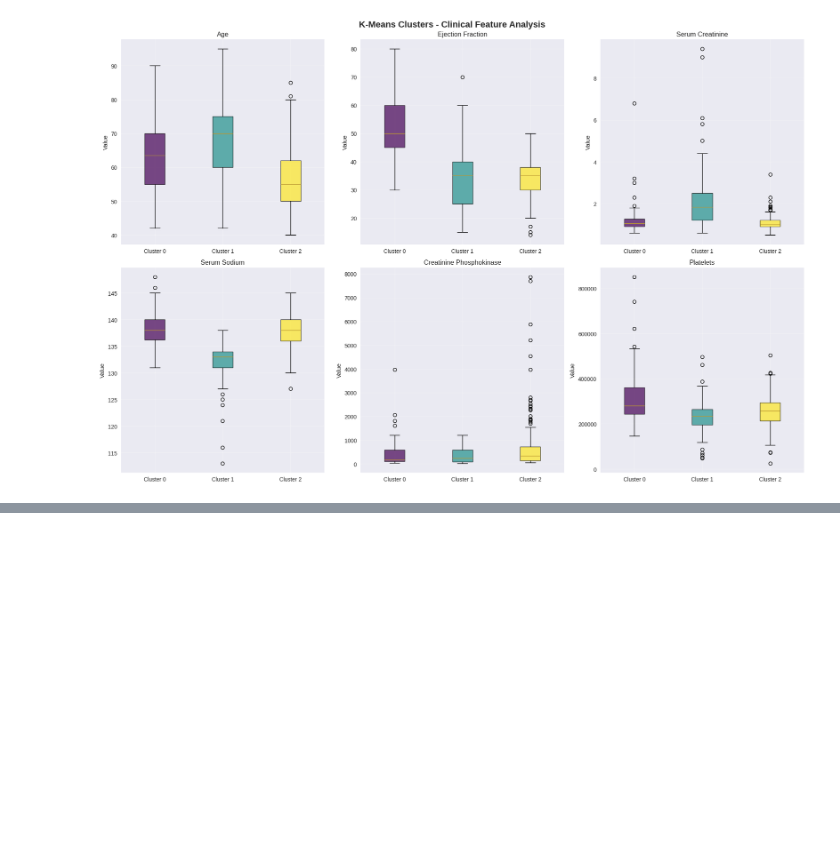
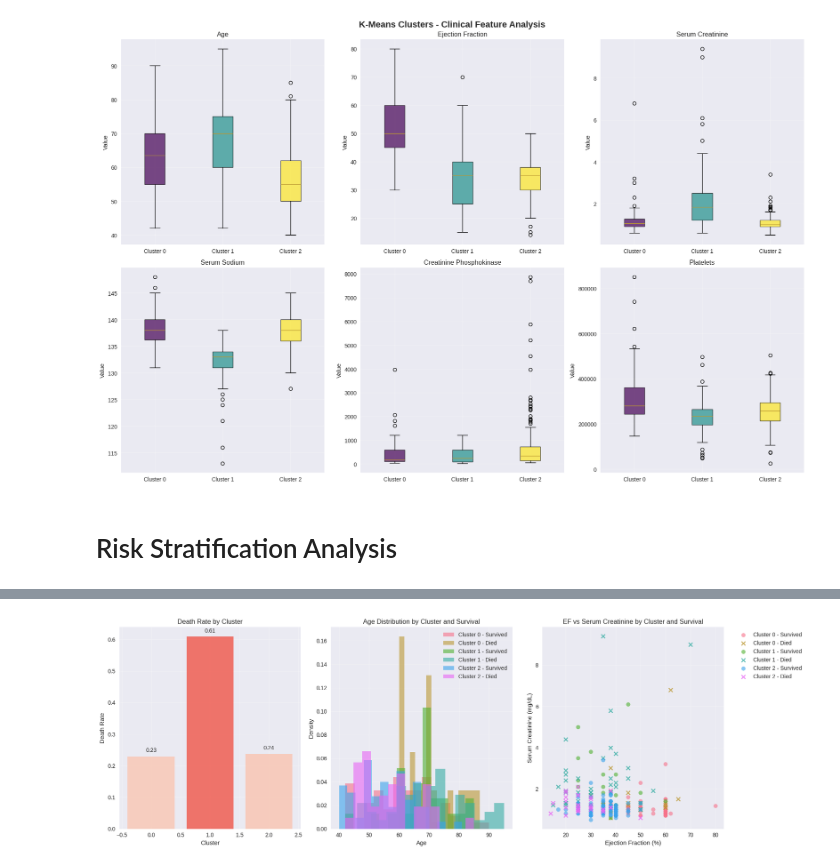
Before and after one commit to Hello-Kitty-1311/Heart-Failure-V1, a Jupyter notebook: code.ipynb, the cells around one changed output, grey strips where cells are left out. Drawn from its saved outputs; the diff is of its cells as text; code cells hidden in the pictures; blank space fills up the shorter version.

Commit message:
Risk Stratification Analysis

```diff
--- a/code.ipynb
+++ b/code.ipynb
@@ -618,3 +618,82 @@ Cluster
 1           69   42  0.608696       0.391304
 2          156   37  0.237179       0.762821
 [figure]
+# %% [markdown]
+# Risk Stratification Analysis
+# %%
+def risk_stratification_analysis(df_with_clusters):
+    """Perform risk stratification analysis"""
+
+    print("Risk Stratification Analysis:")
+    print("="*40)
+
+    risk_analysis = df_with_clusters.groupby('Cluster').agg({
+        'DEATH_EVENT': 'mean',
+        'age': 'mean',
+        'ejection_fraction': 'mean',
+        'serum_creatinine': 'mean'
+    }).round(3)
+
+    risk_analysis['risk_category'] = pd.cut(risk_analysis['DEATH_EVENT'],
+                                           bins=[0, 0.2, 0.4, 1.0],
+                                           labels=['Low Risk', 'Medium Risk', 'High Risk'])
+
+    print("Risk Categories by Cluster:")
+    print(risk_analysis)
+
+    fig, axes = plt.subplots(1, 3, figsize=(18, 6))
+
+    death_rates = df_with_clusters.groupby('Cluster')['DEATH_EVENT'].mean()
+    bars = axes[0].bar(death_rates.index, death_rates.values,
+                      color=plt.cm.Reds(death_rates.values), alpha=0.7)
+    axes[0].set_xlabel('Cluster')
+    axes[0].set_ylabel('Death Rate')
+    axes[0].set_title('Death Rate by Cluster')
+    axes[0].grid(True, alpha=0.3)
+
+    for bar, rate in zip(bars, death_rates.values):
+        axes[0].text(bar.get_x() + bar.get_width()/2, bar.get_height() + 0.01,
+                    f'{rate:.2f}', ha='center', va='bottom')
+
+    for cluster in sorted(df_with_clusters['Cluster'].unique()):
+        cluster_data = df_with_clusters[df_with_clusters['Cluster'] == cluster]
+        survived = cluster_data[cluster_data['DEATH_EVENT'] == 0]['age']
+        died = cluster_data[cluster_data['DEATH_EVENT'] == 1]['age']
+
+        axes[1].hist(survived, alpha=0.6, label=f'Cluster {cluster} - Survived',
+                    bins=15, density=True)
+        axes[1].hist(died, alpha=0.6, label=f'Cluster {cluster} - Died',
+                    bins=15, density=True, linestyle='--')
+
+    axes[1].set_xlabel('Age')
+    axes[1].set_ylabel('Density')
+    axes[1].set_title('Age Distribution by Cluster and Survival')
+    axes[1].legend()
+    axes[1].grid(True, alpha=0.3)
+
+    for cluster in sorted(df_with_clusters['Cluster'].unique()):
+        cluster_data = df_with_clusters[df_with_clusters['Cluster'] == cluster]
+
+        survived = cluster_data[cluster_data['DEATH_EVENT'] == 0]
+        axes[2].scatter(survived['ejection_fraction'], survived['serum_creatinine'],
+                       label=f'Cluster {cluster} - Survived', alpha=0.6, s=50,
+                       marker='o')
+
+        died = cluster_data[cluster_data['DEATH_EVENT'] == 1]
+        axes[2].scatter(died['ejection_fraction'], died['serum_creatinine'],
+                       label=f'Cluster {cluster} - Died', alpha=0.8, s=50,
+                       marker='x')
+
+    axes[2].set_xlabel('Ejection Fraction (%)')
+    axes[2].set_ylabel('Serum Creatinine (mg/dL)')
+    axes[2].set_title('EF vs Serum Creatinine by Cluster and Survival')
+    axes[2].legend(bbox_to_anchor=(1.05, 1), loc='upper left')
+    axes[2].grid(True, alpha=0.3)
+
+    plt.tight_layout()
+    plt.show()
+
+    return risk_analysis
+
+risk_results = risk_stratification_analysis(kmeans_analysis)
+# %% [output]
@@ -620,0 +714 @@ Cluster
+[figure, added]
```
Also changed, not shown: parts of 1 cell of this notebook.
